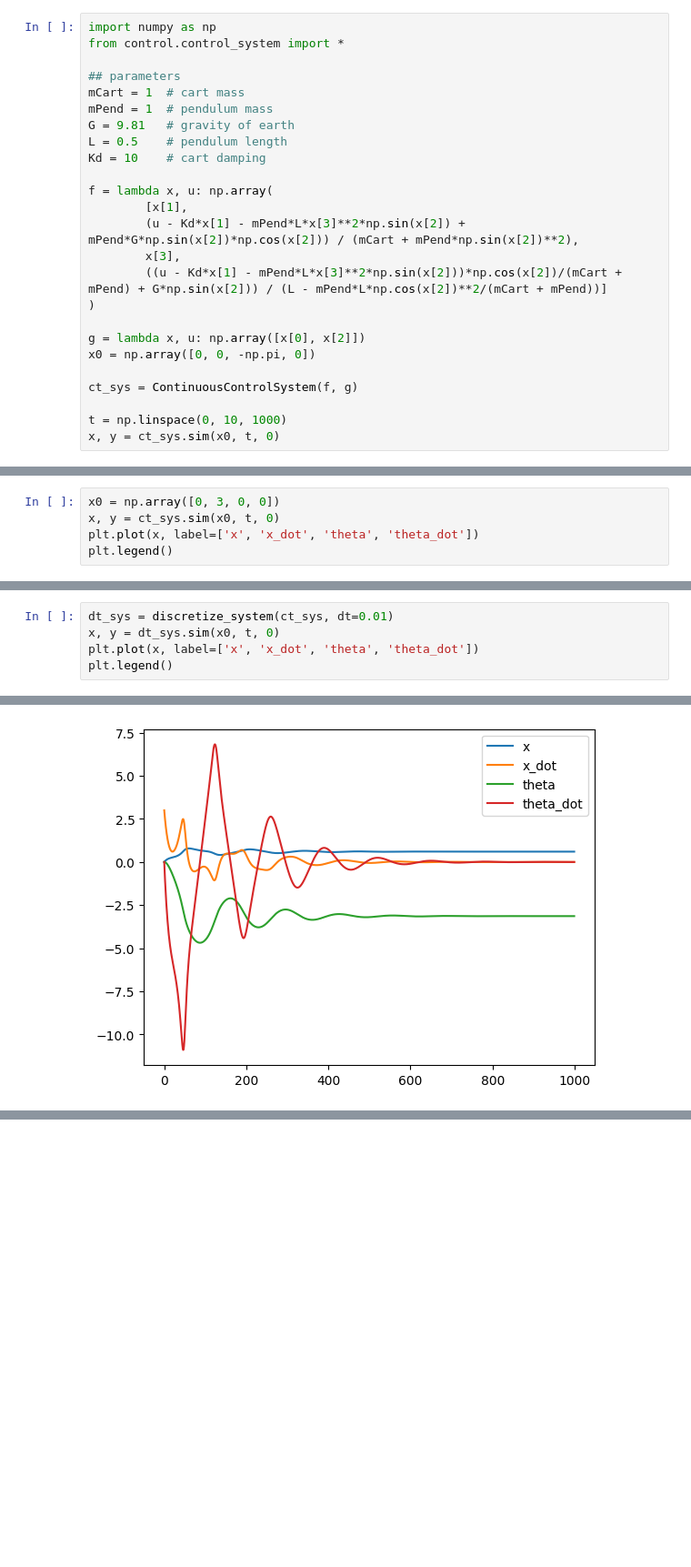
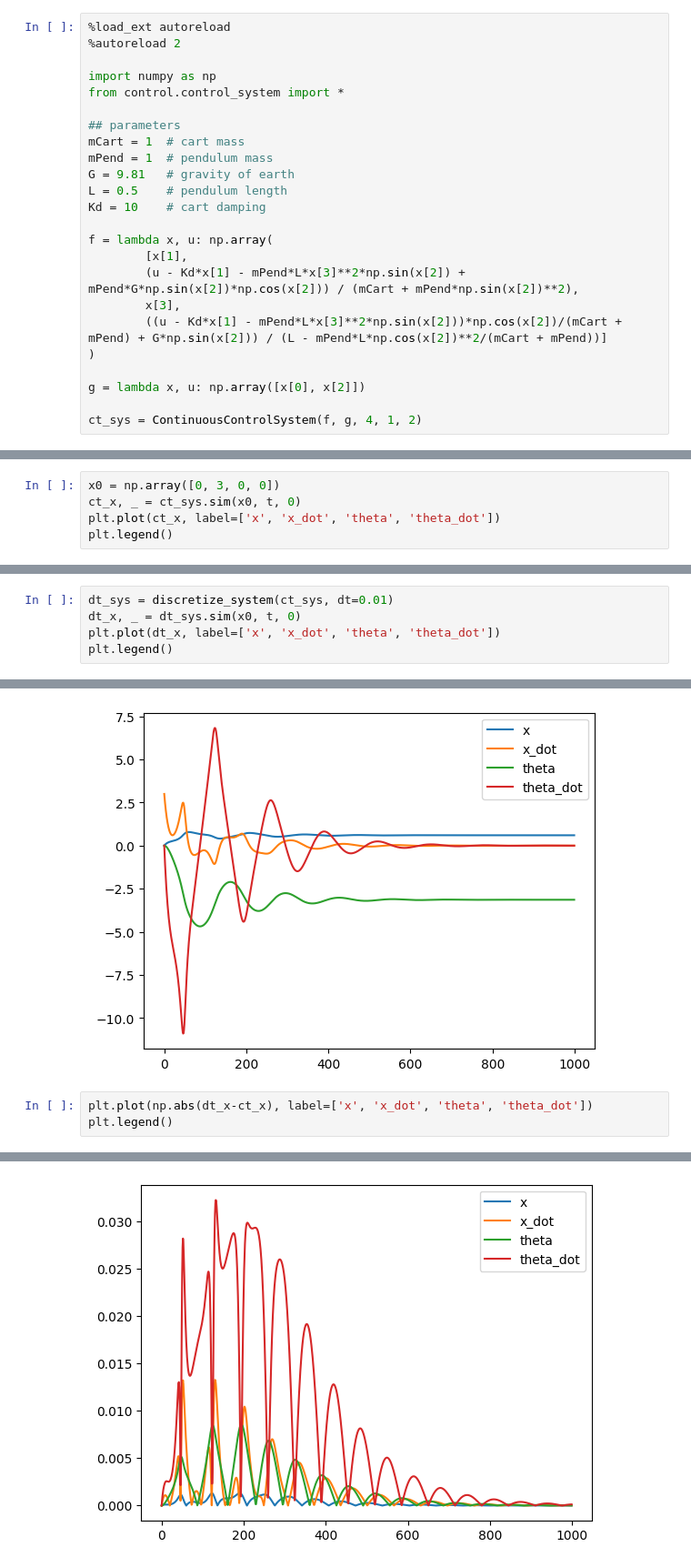
Before and after one commit to slagosz/pyPlayground, a Jupyter notebook: control/inverted_pendulum_on_cart.ipynb, the cells around one changed output, grey strips where cells are left out. Shown: that part at 91% size. Cells and saved outputs as stored; diff of their text form; blank space fills up the shorter version.

```diff
--- a/control/inverted_pendulum_on_cart.ipynb
+++ b/control/inverted_pendulum_on_cart.ipynb
@@ -1,4 +1,7 @@
 # %%
+%load_ext autoreload
+%autoreload 2
+
 import numpy as np
 from control.control_system import *
 
@@ -17,12 +20,8 @@ f = lambda x, u: np.array(
 )
 
 g = lambda x, u: np.array([x[0], x[2]])
-x0 = np.array([0, 0, -np.pi, 0])
 
-ct_sys = ContinuousControlSystem(f, g)
-
-t = np.linspace(0, 10, 1000)
-x, y = ct_sys.sim(x0, t, 0)
+ct_sys = ContinuousControlSystem(f, g, 4, 1, 2)
 # %%
 import matplotlib.pyplot as plt
 
@@ -33,17 +37,21 @@ plt.legend()
 [figure]
 # %%
 x0 = np.array([0, 3, 0, 0])
-x, y = ct_sys.sim(x0, t, 0)
-plt.plot(x, label=['x', 'x_dot', 'theta', 'theta_dot'])
+ct_x, _ = ct_sys.sim(x0, t, 0)
+plt.plot(ct_x, label=['x', 'x_dot', 'theta', 'theta_dot'])
 plt.legend()
 # %% [output]
 <matplotlib.legend.Legend at 0x...>
 [figure]
 # %%
 dt_sys = discretize_system(ct_sys, dt=0.01)
-x, y = dt_sys.sim(x0, t, 0)
-plt.plot(x, label=['x', 'x_dot', 'theta', 'theta_dot'])
+dt_x, _ = dt_sys.sim(x0, t, 0)
+plt.plot(dt_x, label=['x', 'x_dot', 'theta', 'theta_dot'])
 plt.legend()
 # %% [output]
 <matplotlib.legend.Legend at 0x...>
 [figure]
+# %%
+plt.plot(np.abs(dt_x-ct_x), label=['x', 'x_dot', 'theta', 'theta_dot'])
+plt.legend()
+# %% [output]
@@ -49,0 +59 @@ plt.legend()
+[figure, added]
```
Also changed, not shown: parts of 5 cells of this notebook, 5 other files.
